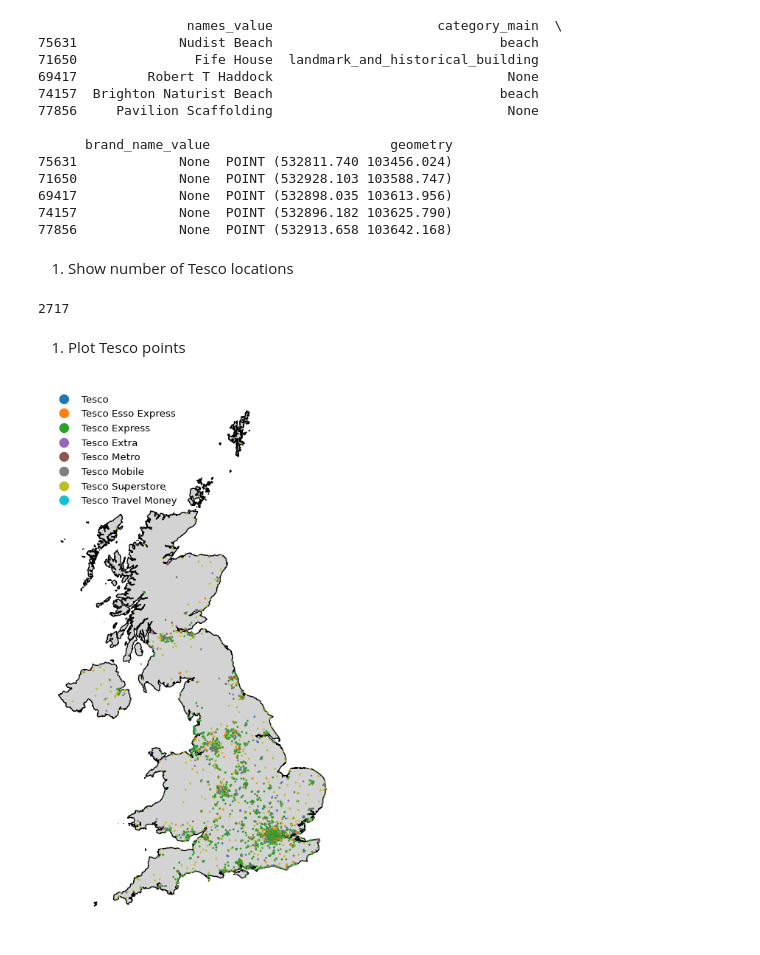
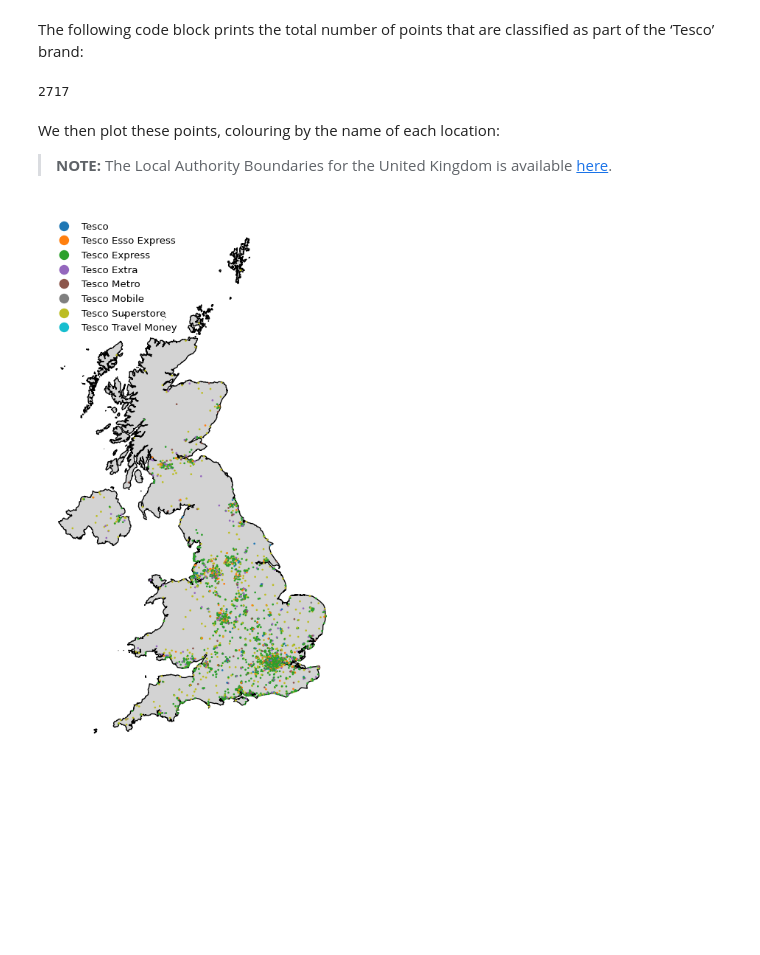
Before and after one commit to cjber/overture-uk, a Jupyter notebook: demos/tesco/tesco_demo.ipynb, the cells around one changed output. Drawn from its saved outputs; the diff is of its cells as text; code cells hidden in the pictures; blank space fills up the shorter version.

Commit message:
update tesco demo

```diff
--- a/demos/tesco/tesco_demo.ipynb
+++ b/demos/tesco/tesco_demo.ipynb
@@ -25,46 +19,38 @@ import matplotlib.pyplot as plt
 # %%
-mask = gpd.GeoSeries(gpd.read_file("~/data/LAD_BUC_2022.gpkg").unary_union, crs=27700)
 columns = ["names_value", "category_main", "brand_name_value", "geometry"]
 
 df = gpd.read_parquet("./data/processed/uk_places_admin.parquet", columns=columns)
-df = df.to_crs(27700).clip(mask=mask)
-print(df.head())
+df.head()
-# %% [output]
-                   names_value                     category_main  \
-75631             Nudist Beach                             beach
-71650               Fife House  landmark_and_historical_building
-69417         Robert T Haddock                              None
-74157  Brighton Naturist Beach                             beach
-77856     Pavilion Scaffolding                              None
-
-      brand_name_value                       geometry
-75631             None  POINT (532811.740 103456.024)
-71650             None  POINT (532928.103 103588.747)
-69417             None  POINT (532898.035 103613.956)
-74157             None  POINT (532896.182 103625.790)
-77856             None  POINT (532913.658 103642.168)
-# %% [markdown]
-1.  Show number of Tesco locations
+# %% [markdown]
+The following code block prints the total number of points that are
+classified as part of the ‘Tesco’ brand:
 # %%
 tesco = df.loc[df["brand_name_value"] == "Tesco"]
 len(tesco)
 # %% [output]
 2717
-# %% [markdown]
-1.  Plot Tesco points
+# %% [markdown]
+We then plot these points, colouring by the name of each location:
+
+> **NOTE:** The Local Authority Boundaries for the United Kingdom is
+> available
+> [here](https://geoportal.statistics.gov.uk/datasets/ons::local-authority-districts-may-2023-boundaries-uk-buc/explore).
 # %%
 fig, ax = plt.subplots(figsize=(10, 10))
 
-gpd.GeoSeries(mask).plot(facecolor="lightgrey", edgecolor="black", ax=ax)
+
+lad = gpd.GeoSeries(gpd.read_file("~/data/LAD_BUC_2022.gpkg").unary_union, crs=27700)
+
+gpd.GeoSeries(lad).plot(facecolor="lightgrey", edgecolor="black", ax=ax)
 tesco.plot(
     "names_value",
     ax=ax,
     legend=True,
     legend_kwds={"frameon": False},
     markersize=1,
 )
 
 ax.axis("off")
 plt.show()
 # %% [output]
-[figure, old version]
+[figure, new version]
```
Also changed, not shown: parts of 3 cells of this notebook, 1 other file.
